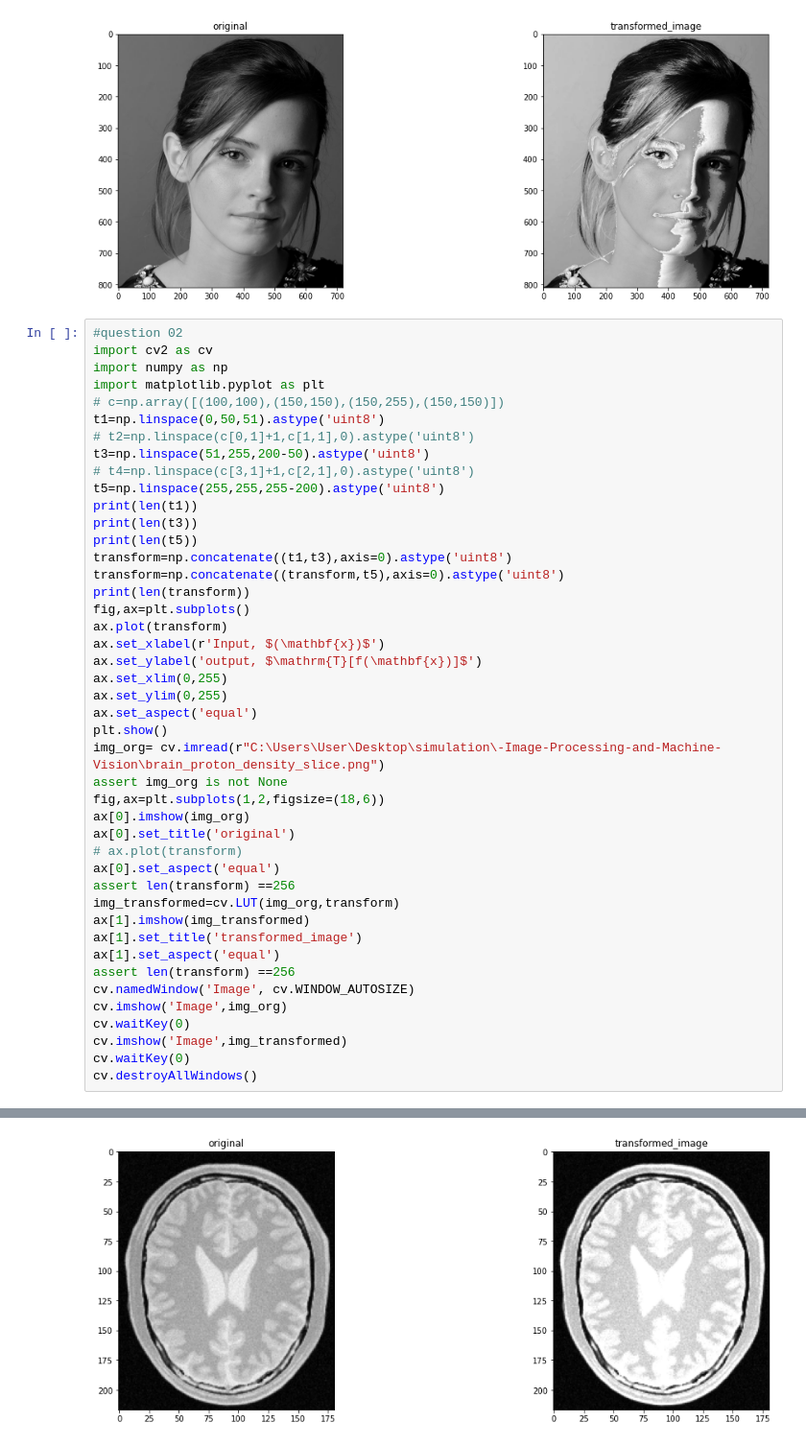
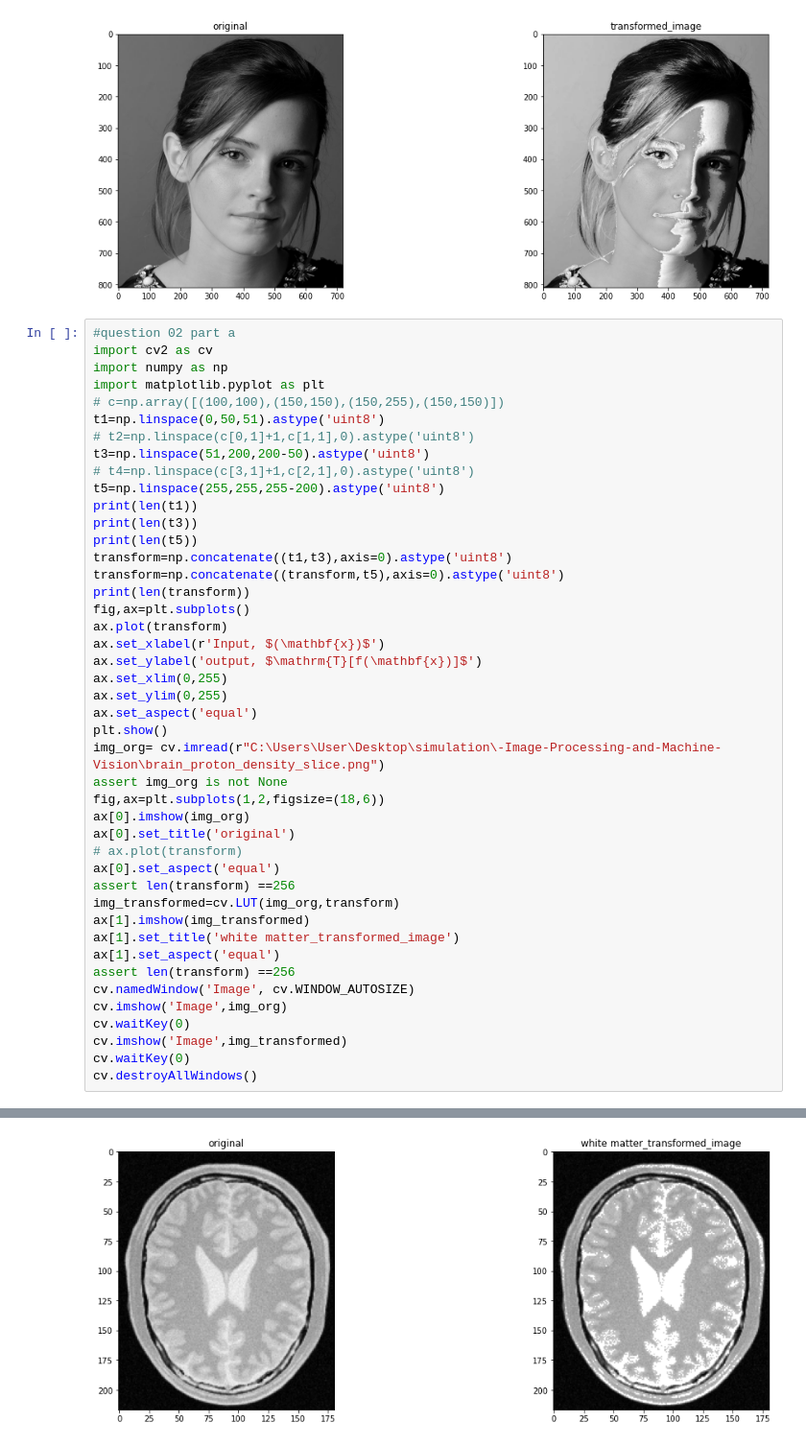
Before and after one commit to DNWidanapathiranage/-Image-Processing-and-Machine-Vision, a Jupyter notebook: Assignment1.ipynb, the cells around one changed output, grey strips where cells are left out. Shown at 96% size. Saved outputs shown, nothing was run; the diff lists cells and outputs as text.

```diff
--- a/Assignment1.ipynb
+++ b/Assignment1.ipynb
@@ -50,14 +50,14 @@ cv.destroyAllWindows()
 [figure]
 [figure]
 # %%
-#question 02
+#question 02 part a
 import cv2 as cv
 import numpy as np
 import matplotlib.pyplot as plt
 # c=np.array([(100,100),(150,150),(150,255),(150,150)])
 t1=np.linspace(0,50,51).astype('uint8')
 # t2=np.linspace(c[0,1]+1,c[1,1],0).astype('uint8')
-t3=np.linspace(51,255,200-50).astype('uint8')
+t3=np.linspace(51,200,200-50).astype('uint8')
 # t4=np.linspace(c[3,1]+1,c[2,1],0).astype('uint8')
 t5=np.linspace(255,255,255-200).astype('uint8')
 print(len(t1))
@@ -84,7 +84,7 @@ ax[0].set_aspect('equal')
 assert len(transform) ==256
 img_transformed=cv.LUT(img_org,transform)
 ax[1].imshow(img_transformed)
-ax[1].set_title('transformed_image')
+ax[1].set_title('white matter_transformed_image')
 ax[1].set_aspect('equal')
 assert len(transform) ==256
 cv.namedWindow('Image', cv.WINDOW_AUTOSIZE)
@@ -102,2 +102,2 @@ cv.destroyAllWindows()
-[figure, old version]
+[figure, new version]
 # %%
```
Also changed, not shown: parts of 2 cells of this notebook.
